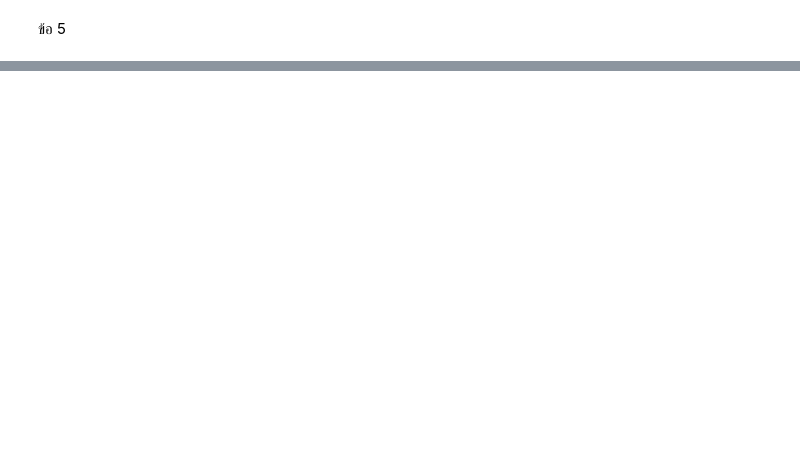
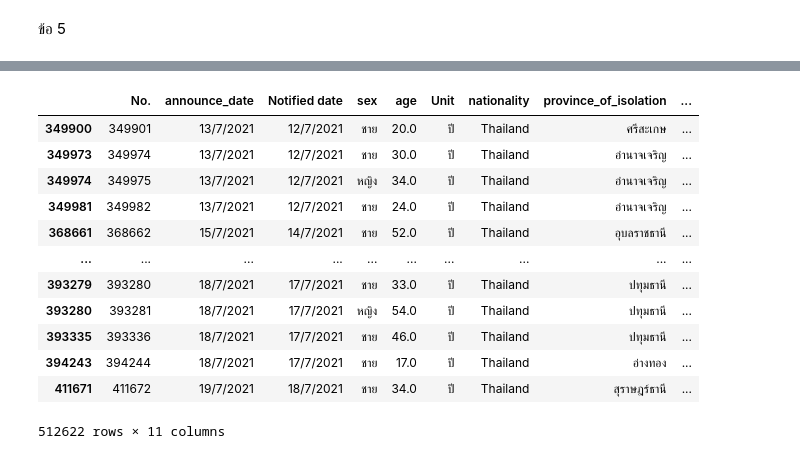
Before and after one commit to kittikhun62/DWDM21, a Jupyter notebook: Data_Preprecessing(chapter_3).ipynb, the cells around one changed output, grey strips where cells are left out. Saved outputs shown, nothing was run; the diff lists cells and outputs as text; code cells hidden in the pictures; blank space fills up the shorter version.

Commit message:
จบ missing

```diff
--- a/Data_Preprecessing(chapter_3).ipynb
+++ b/Data_Preprecessing(chapter_3).ipynb
@@ -724,0 +860,2 @@ dtype: float64
+# %%
+data_cases2[['province_of_onset']] = data_cases2[['province_of_onset']].fillna('ไม่มีข้อมูล')
@@ -724,0 +884,3 @@ dtype: float64
+# %%
+all_cities = set(data_cases2['province_of_onset'])
+all_cities
@@ -724,0 +905,17 @@ dtype: float64
+# %%
+fixed_cities = []
+
+for city in all_cities:
+     # หาค่า mean ของเชียงใหม่
+     X_cases = data_cases2['province_of_onset'] == city
+     X_mean = data_cases2[X_cases]['age'].mean()
+
+     # เลือกมาเฉพาะ data เชียงใหม่
+     data_X = data_cases2[X_cases]
+
+     # เติมค่า mean แทน missing
+     data_X[['age']] = data_X[['age']].fillna(X_mean)
+
+     fixed_cities.append(data_X)
+
+data_cases2_nomissingage = pd.concat(fixed_cities)
@@ -724,0 +943,16 @@ dtype: float64
+# %%
+data_cases2_nomissingage
+# %% [output]
+|  | No. | announce_date | Notified date | sex | age | Unit | nationality | province_of_isolation | ... |
+| 349900 | 349901 | 13/7/2021 | 12/7/2021 | ชาย | 20.0 | ปี | Thailand | ศรีสะเกษ | ... |
+| 349973 | 349974 | 13/7/2021 | 12/7/2021 | ชาย | 30.0 | ปี | Thailand | อำนาจเจริญ | ... |
+| 349974 | 349975 | 13/7/2021 | 12/7/2021 | หญิง | 34.0 | ปี | Thailand | อำนาจเจริญ | ... |
+| 349981 | 349982 | 13/7/2021 | 12/7/2021 | ชาย | 24.0 | ปี | Thailand | อำนาจเจริญ | ... |
+| 368661 | 368662 | 15/7/2021 | 14/7/2021 | ชาย | 52.0 | ปี | Thailand | อุบลราชธานี | ... |
+| ... | ... | ... | ... | ... | ... | ... | ... | ... | ... |
+| 393279 | 393280 | 18/7/2021 | 17/7/2021 | ชาย | 33.0 | ปี | Thailand | ปทุมธานี | ... |
+| 393280 | 393281 | 18/7/2021 | 17/7/2021 | หญิง | 54.0 | ปี | Thailand | ปทุมธานี | ... |
+| 393335 | 393336 | 18/7/2021 | 17/7/2021 | ชาย | 46.0 | ปี | Thailand | ปทุมธานี | ... |
+| 394243 | 394244 | 18/7/2021 | 17/7/2021 | ชาย | 17.0 | ปี | Thailand | อ่างทอง | ... |
+| 411671 | 411672 | 19/7/2021 | 18/7/2021 | ชาย | 34.0 | ปี | Thailand | สุราษฎร์ธานี | ... |
+512622 rows × 11 columns
```
Also changed, not shown: parts of 33 cells of this notebook.
